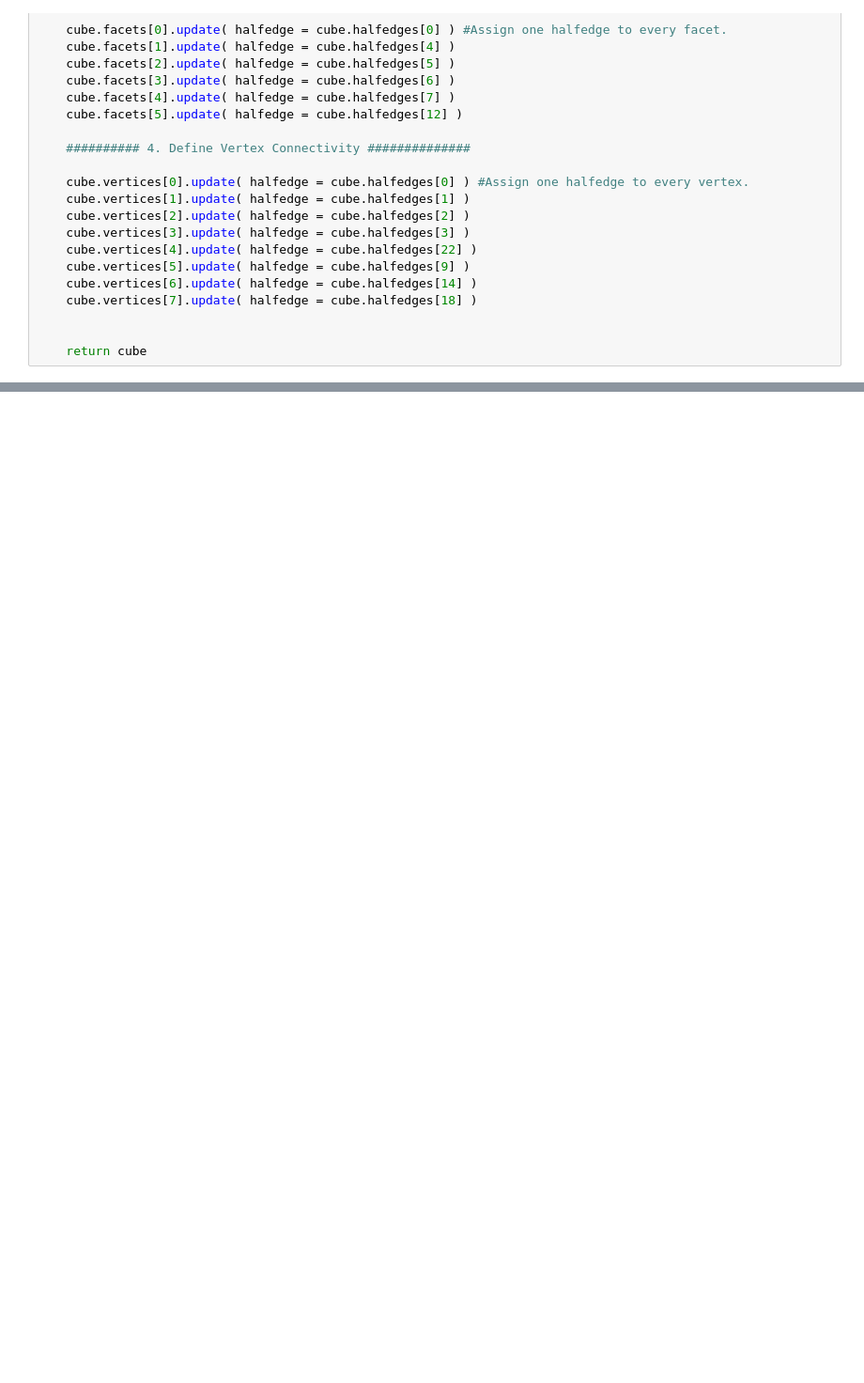
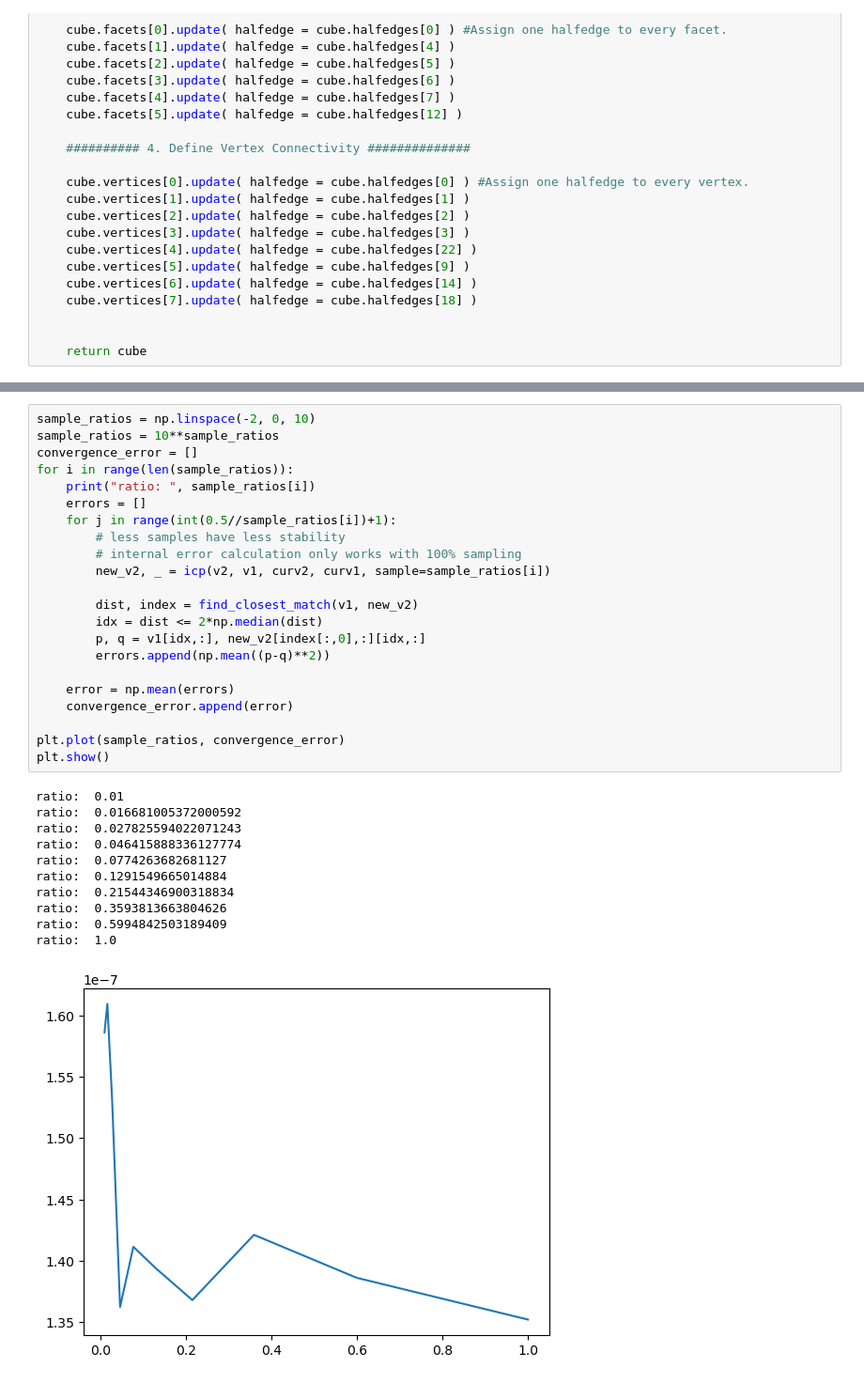
Before and after one commit to wangzican/COMP0119, a Jupyter notebook: course_work_1/CW1.ipynb, the cells around one changed output, grey strips where cells are left out. Shown at 94% size. Saved outputs shown, nothing was run; the diff lists cells and outputs as text; blank space fills up the shorter version.

```diff
--- a/course_work_1/CW1.ipynb
+++ b/course_work_1/CW1.ipynb
@@ -114,0 +447,34 @@ tetra.write_off('my_cube.off')
+# %%
+sample_ratios = np.linspace(-2, 0, 10)
+sample_ratios = 10**sample_ratios
+convergence_error = []
+for i in range(len(sample_ratios)):
+    print("ratio: ", sample_ratios[i])
+    errors = []
+    for j in range(int(0.5//sample_ratios[i])+1):
+        # less samples have less stability
+        # internal error calculation only works with 100% sampling
+        new_v2, _ = icp(v2, v1, curv2, curv1, sample=sample_ratios[i])
+
+        dist, index = find_closest_match(v1, new_v2)
+        idx = dist <= 2*np.median(dist)
+        p, q = v1[idx,:], new_v2[index[:,0],:][idx,:]
+        errors.append(np.mean((p-q)**2))
+
+    error = np.mean(errors)
+    convergence_error.append(error)
+
+plt.plot(sample_ratios, convergence_error)
+plt.show()
+# %% [output]
+ratio:  0.01
+ratio:  0.016681005372000592
+ratio:  0.027825594022071243
+ratio:  0.046415888336127774
+ratio:  0.0774263682681127
+ratio:  0.1291549665014884
+ratio:  0.21544346900318834
+ratio:  0.3593813663804626
+ratio:  0.5994842503189409
+ratio:  1.0
+[figure, added]
```
Also changed, not shown: parts of 34 cells of this notebook, 26 other files.
